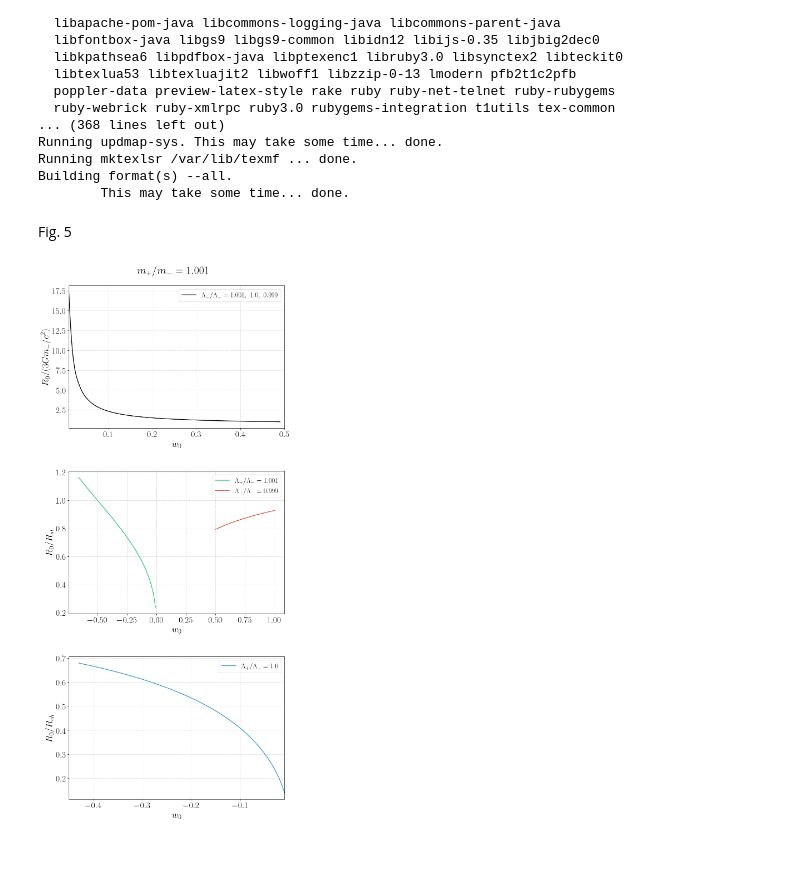
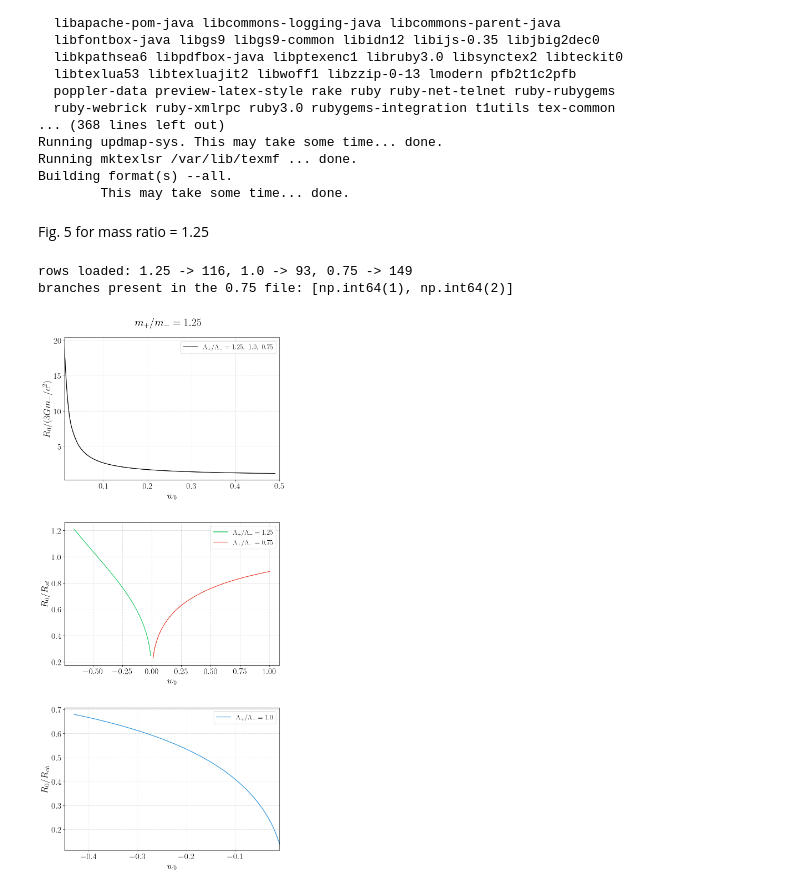
Before and after one commit to Dimitrios1993/Static-Thin-Shells-in-SdS-Spacetimes, a Jupyter notebook: thin_shells_stability.ipynb, the cells around one changed output. Cells and saved outputs as stored; diff of their text form; code cells hidden in the pictures; blank space fills up the shorter version.

```diff
--- a/thin_shells_stability.ipynb
+++ b/thin_shells_stability.ipynb
@@ -683,8 +722,8 @@ Running updmap-sys. This may take some time... done.
 Running mktexlsr /var/lib/texmf ... done.
 Building format(s) --all.
         This may take some time... done.
-# %% [markdown]
-Fig. 5
+# %% [markdown]
+Fig. 5 for mass ratio = 1.25
 # %%
 import numpy as np
 import matplotlib.pyplot as plt
@@ -721,9 +760,9 @@ R_ch_value = 1.3710e+26
 # 2. FILES
 # ==========================================
 FILES = {
-    1.001: 'mrat1.001Lrat1.001.txt',
-    1.0:   'mrat1.001Lrat1.0.txt',
-    0.999: 'mrat1.001Lrat0.999.txt',
+    1.25: 'mrat1.25Lrat1.25.txt',
+    1.0:  'mrat1.25Lrat1.txt',
+    0.75: 'mrat1.25Lrat0.75_allbranches.txt',
 }
 
 
@@ -741,12 +780,16 @@ def get_scales(L_ratio):
 
 
 def load_data(filename, lambda_val=1.0):
-    try:
-        df = pd.read_csv(filename, sep='\t', header=None,
-                         names=['Lambda', 'w', 'Stability', 'R0', 'Sigma0'])
-    except:
-        df = pd.read_csv(filename, sep='\s+', header=None,
-                         names=['Lambda', 'w', 'Stability', 'R0', 'Sigma0'])
+    # read WITHOUT names first, so a 6-column file is not silently
+    # collapsed into an index + 5 shifted columns
+    df = pd.read_csv(filename, sep=r'\s+', header=None, engine='python')
+    if df.shape[1] >= 6:
+        df = df.iloc[:, :6]
+        df.columns = ['Lambda', 'w', 'Stability', 'R0', 'Sigma0', 'branch']
+    else:
+        df = df.iloc[:, :5]
+        df.columns = ['Lambda', 'w', 'Stability', 'R0', 'Sigma0']
+        df['branch'] = 0
 
     df = df.apply(pd.to_numeric, errors='coerce').dropna()
     stable = df[df['Stability'] == 1].copy()
@@ -786,20 +829,24 @@ def plot_line(ax, df, w_min, w_max, scale, color, label=None):
 fig, axes = plt.subplots(3, 1, figsize=(10, 24))
 plt.subplots_adjust(hspace=0.3)
 
-col_c1  = '#2ecc71'   # Lambda_+/Lambda_- = 1.001
+col_c1  = '#2ecc71'   # Lambda_+/Lambda_- = 1.25
 col_c2  = '#3498db'   # Lambda_+/Lambda_- = 1.0
-col_c3  = '#e74c3c'   # Lambda_+/Lambda_- = 0.999   (red used only here)
+col_c3  = '#e74c3c'   # Lambda_+/Lambda_- = 0.75   (red used only here)
 col_all = 'k'         # photon-sphere panel
 
 # load each dataset + its scales
-d1 = load_data(FILES[1.001]); R_pr1, R_st1, _    = get_scales(1.001)
-d2 = load_data(FILES[1.0]);   _,    _,    R_ch2  = get_scales(1.0)
-d3 = load_data(FILES[0.999]); _,    R_st3, _     = get_scales(0.999)
+d1 = load_data(FILES[1.25]); R_pr1, R_st1, _    = get_scales(1.25)
+d2 = load_data(FILES[1.0]);  _,     _,    R_ch2 = get_scales(1.0)
+d3 = load_data(FILES[0.75]); _,     R_st3, _    = get_scales(0.75)
+
+print(f"rows loaded: 1.25 -> {len(d1)}, 1.0 -> {len(d2)}, 0.75 -> {len(d3)}")
+if not d3.empty:
+    print("branches present in the 0.75 file:", sorted(d3['branch'].unique()))
 
 # ---- Panel 1: photon sphere ----
 ax = axes[0]
 plot_line(ax, d1, 0.01, 0.5, R_pr1, col_all,
-          label=r'$\Lambda_+/\Lambda_- = 1.001,\ 1.0,\ 0.999$')
+          label=r'$\Lambda_+/\Lambda_- = 1.25,\ 1.0,\ 0.75$')
 ax.set_xlim(0.01, 0.5)
 ax.set_xlabel(r'$w_0$', fontsize=AXIS_LABEL_FONTSIZE)
 ax.set_ylabel(r'$R_0 / (3Gm_-/c^2)$', fontsize=AXIS_LABEL_FONTSIZE)
@@ -812,47 +859,44 @@ ax.legend(fontsize=LEGEND_FONTSIZE)
 # ---- Panel 2: static radius ----
 ax = axes[1]
 plot_line(ax, d1, -0.66, -0.01, R_st1, col_c1,
-          label=r'$\Lambda_+/\Lambda_- = 1.001$')
-df_large = d3[d3['R0'] > 1e18]
-plot_line(ax, df_large, 0.5, 1.0, R_st3, col_c3,
-          label=r'$\Lambda_+/\Lambda_- = 0.999$')
+          label=r'$\Lambda_+/\Lambda_- = 1.25$')
+if not d3.empty:
+    # outer (static-radius) branch only; it runs over the whole w_0 > 0 range
+    df_large = d3[d3['branch'] == 2]
+    plot_line(ax, df_large, 0.01, 1.0, R_st3, col_c3,
+              label=r'$\Lambda_+/\Lambda_- = 0.75$')
+else:
+    print(f"Warning: Data for Lambda_ratio=0.75 (file: {FILES[0.75]}) is empty. Skipping plot for this case.")
 ax.set_xlabel(r'$w_0$', fontsize=AXIS_LABEL_FONTSIZE)
 ax.set_ylabel(r'$R_0 / R_{st}$', fontsize=AXIS_LABEL_FONTSIZE)
 ax.grid(True, linestyle='--', alpha=0.5)
 ax.tick_params(axis='both', which='major', labelsize=TICK_FONTSIZE)
 ax.ticklabel_format(style='plain', axis='y')
 ax.yaxis.get_offset_text().set_visible(False)
 ax.legend(fontsize=LEGEND_FONTSIZE)
 
-# ---- Panel 3: cosmic horizon ----
+# ---- Panel 3: cosmic horizon (equal-Lambda file) ----
 ax = axes[2]
 plot_line(ax, d2, -0.45, -0.01, R_ch2, col_c2,
           label=r'$\Lambda_+/\Lambda_- = 1.0$')
 ax.set_xlim(-0.45, -0.01)
 ax.set_xlabel(r'$w_0$', fontsize=AXIS_LABEL_FONTSIZE)
 ax.set_ylabel(r'$R_0 / R_{ch}$', fontsize=AXIS_LABEL_FONTSIZE)
 ax.grid(True, linestyle='--', alpha=0.5)
 ax.tick_params(axis='both', which='major', labelsize=TICK_FONTSIZE)
 ax.ticklabel_format(style='plain', axis='y')
 ax.yaxis.get_offset_text().set_visible(False)
 ax.legend(fontsize=LEGEND_FONTSIZE)
 
 
-fig.suptitle(r'$m_+/m_- = 1.001$', fontsize=SUPTITLE_FONTSIZE, y=0.91)
+fig.suptitle(r'$m_+/m_- = 1.25$', fontsize=SUPTITLE_FONTSIZE, y=0.91)
 
 plt.savefig("Three_Panels_Vertical.png",
             dpi=300,
             bbox_inches='tight')
 
-plt.savefig("Three_Panels_Vertical.pdf",
-            bbox_inches='tight')
-
 plt.show()
-
-# ==========================================
-# 5. AUTO-DOWNLOAD THE PDF
-# ==========================================
-from google.colab import files
-files.download("Three_Panels_Vertical.pdf")
 # %% [output]
+rows loaded: 1.25 -> 116, 1.0 -> 93, 0.75 -> 149
+branches present in the 0.75 file: [np.int64(1), np.int64(2)]
-[figure, old version]
+[figure, new version]
```
Also changed, not shown: parts of 6 cells of this notebook.
